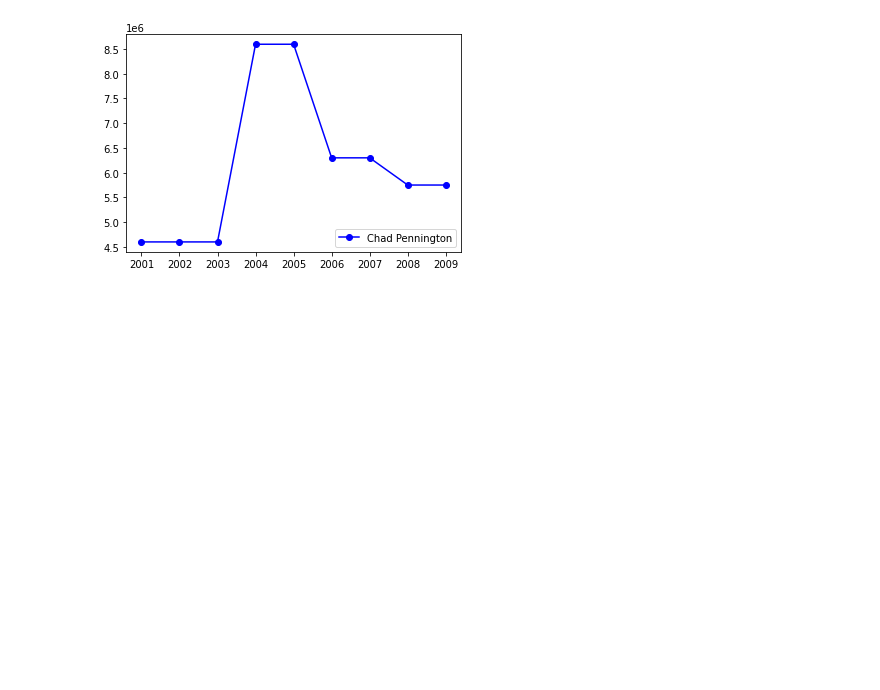
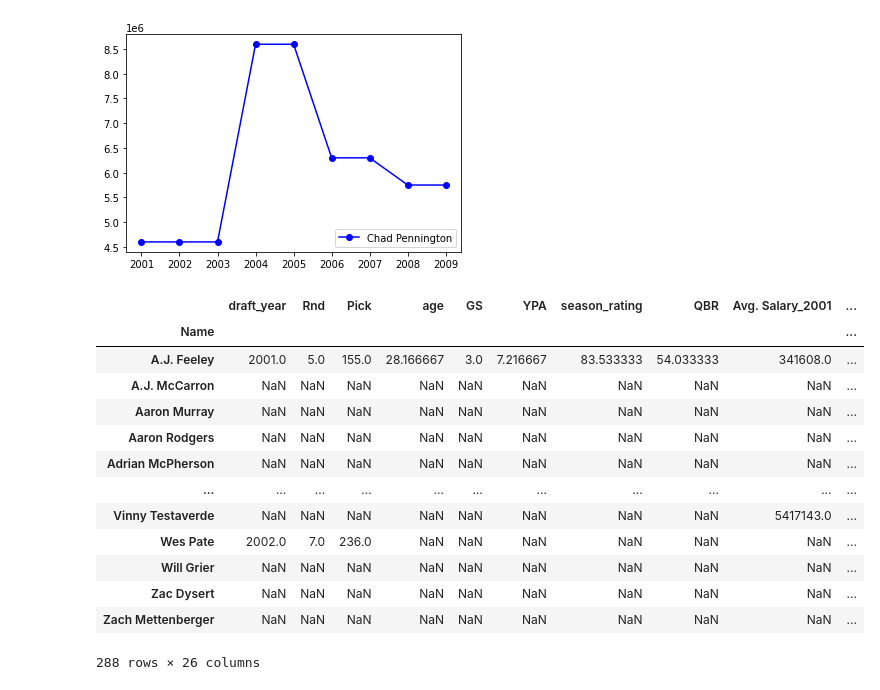
Before and after one commit to mikejackson35/mica_team, a Jupyter notebook: mica_project1.ipynb, the cells around one changed output. Cells and saved outputs as stored; diff of their text form; code cells hidden in the pictures; blank space fills up the shorter version.

Commit message:
Added groupby call

```diff
--- a/mica_project1.ipynb
+++ b/mica_project1.ipynb
@@ -272,3 +281,20 @@ plt.show()
 [2001 2002 2003 2004 2005 2006 2007 2008 2009 2010 2011 2012 2013 2014
  2015 2016 2017 2018 2019 2020]
 [figure]
+# %%
+df_merged.groupby("Name").mean()
+# %% [output]
+|  | draft_year | Rnd | Pick | age | GS | YPA | season_rating | QBR | Avg. Salary_2001 | ... |
+| Name |  |  |  |  |  |  |  |  |  | ... |
+| A.J. Feeley | 2001.0 | 5.0 | 155.0 | 28.166667 | 3.0 | 7.216667 | 83.533333 | 54.033333 | 341608.0 | ... |
+| A.J. McCarron | NaN | NaN | NaN | NaN | NaN | NaN | NaN | NaN | NaN | ... |
+| Aaron Murray | NaN | NaN | NaN | NaN | NaN | NaN | NaN | NaN | NaN | ... |
+| Aaron Rodgers | NaN | NaN | NaN | NaN | NaN | NaN | NaN | NaN | NaN | ... |
+| Adrian McPherson | NaN | NaN | NaN | NaN | NaN | NaN | NaN | NaN | NaN | ... |
+| ... | ... | ... | ... | ... | ... | ... | ... | ... | ... | ... |
+| Vinny Testaverde | NaN | NaN | NaN | NaN | NaN | NaN | NaN | NaN | 5417143.0 | ... |
+| Wes Pate | 2002.0 | 7.0 | 236.0 | NaN | NaN | NaN | NaN | NaN | NaN | ... |
+| Will Grier | NaN | NaN | NaN | NaN | NaN | NaN | NaN | NaN | NaN | ... |
+| Zac Dysert | NaN | NaN | NaN | NaN | NaN | NaN | NaN | NaN | NaN | ... |
+| Zach Mettenberger | NaN | NaN | NaN | NaN | NaN | NaN | NaN | NaN | NaN | ... |
+288 rows × 26 columns
```
Also changed, not shown: parts of 4 cells of this notebook.
